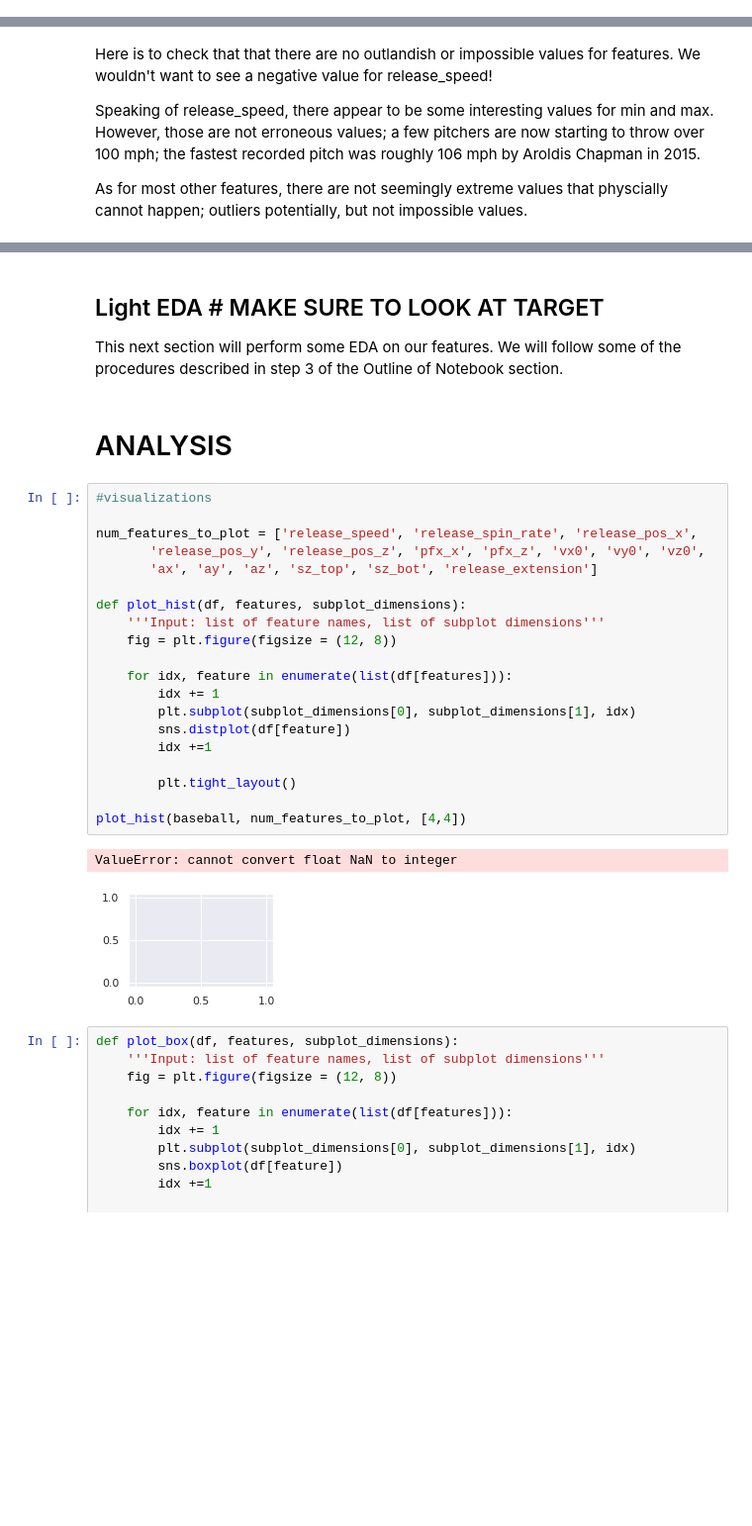
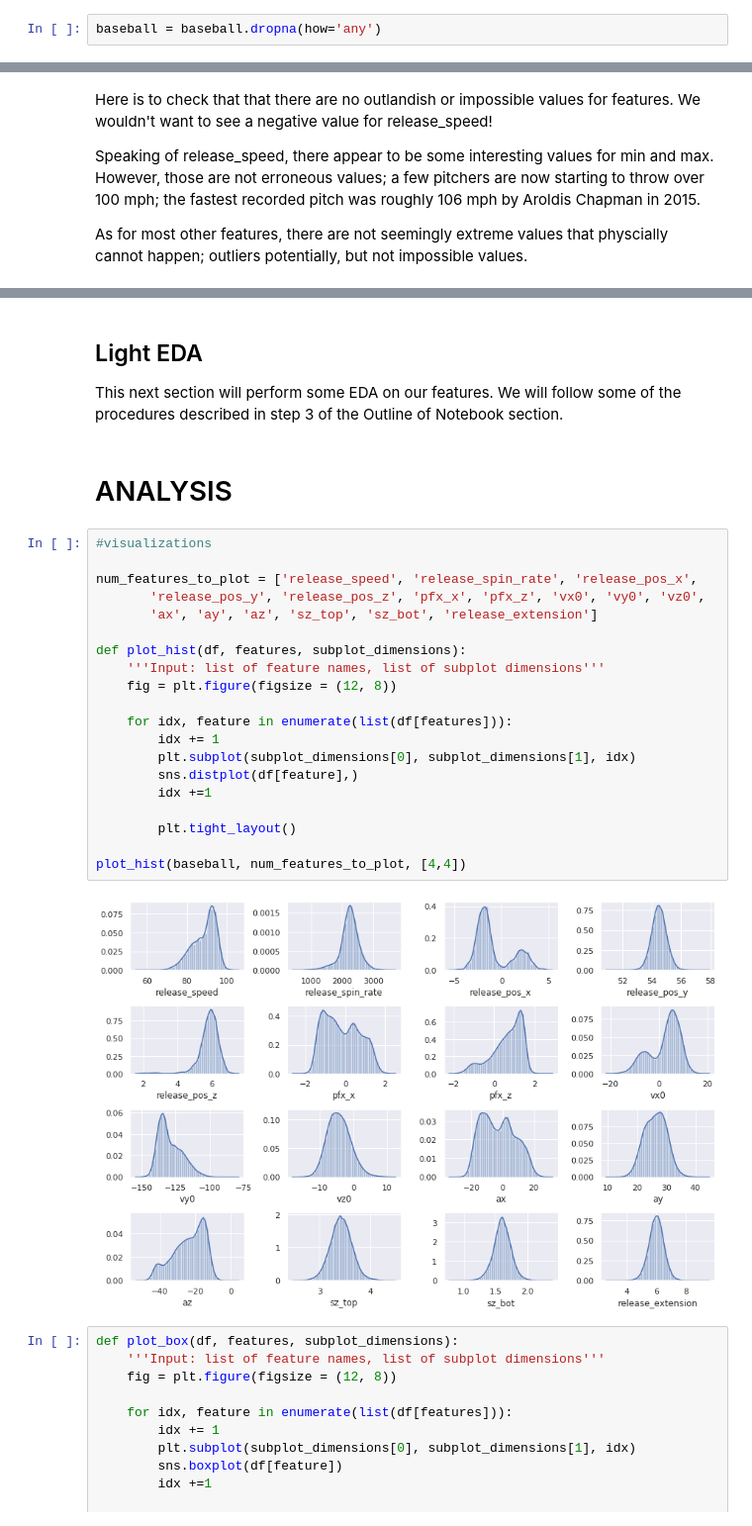
Before and after one commit to khickey25/Capstone-Project, a Jupyter notebook: Baseball_Data/Notebooks/Baseball_EDA.ipynb, the cells around one changed output, grey strips where cells are left out. Shown at 99% size. Saved outputs shown, nothing was run; the diff lists cells and outputs as text; blank space fills up the shorter version.

```diff
--- a/Baseball_Data/Notebooks/Baseball_EDA.ipynb
+++ b/Baseball_Data/Notebooks/Baseball_EDA.ipynb
@@ -141,0 +140,2 @@ Now, inspect that categorical features.
+# %%
+baseball = baseball.dropna(how='any')
@@ -193,5 +195,5 @@ baseball.describe().T
 # %% [markdown]
-## Light EDA # MAKE SURE TO LOOK AT TARGET
+## Light EDA
 
 
 This next section will perform some EDA on our features. We will follow some of the procedures described in step 3 of the Outline of Notebook section.
@@ -200,26 +202,25 @@ This next section will perform some EDA on our features. We will follow some of
 # %%
 #visualizations
 
 num_features_to_plot = ['release_speed', 'release_spin_rate', 'release_pos_x',
        'release_pos_y', 'release_pos_z', 'pfx_x', 'pfx_z', 'vx0', 'vy0', 'vz0',
        'ax', 'ay', 'az', 'sz_top', 'sz_bot', 'release_extension']
 
 def plot_hist(df, features, subplot_dimensions):
     '''Input: list of feature names, list of subplot dimensions'''
     fig = plt.figure(figsize = (12, 8))
 
     for idx, feature in enumerate(list(df[features])):
         idx += 1
         plt.subplot(subplot_dimensions[0], subplot_dimensions[1], idx)
-        sns.distplot(df[feature])
+        sns.distplot(df[feature],)
         idx +=1
 
         plt.tight_layout()
 
 plot_hist(baseball, num_features_to_plot, [4,4])
 # %% [output]
-ValueError: cannot convert float NaN to integer
-[figure, old version]
+[figure, new version]
 # %%
 def plot_box(df, features, subplot_dimensions):
     '''Input: list of feature names, list of subplot dimensions'''
```
Also changed, not shown: parts of 22 cells of this notebook, 8 other files.
